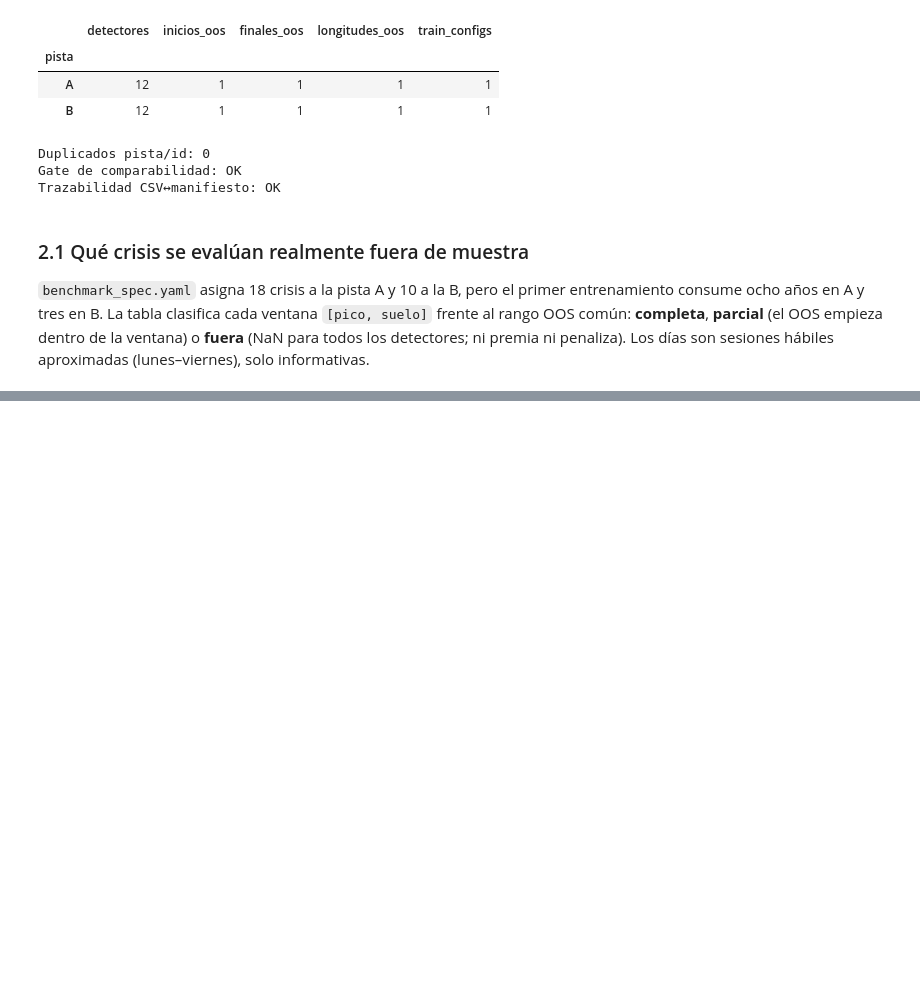
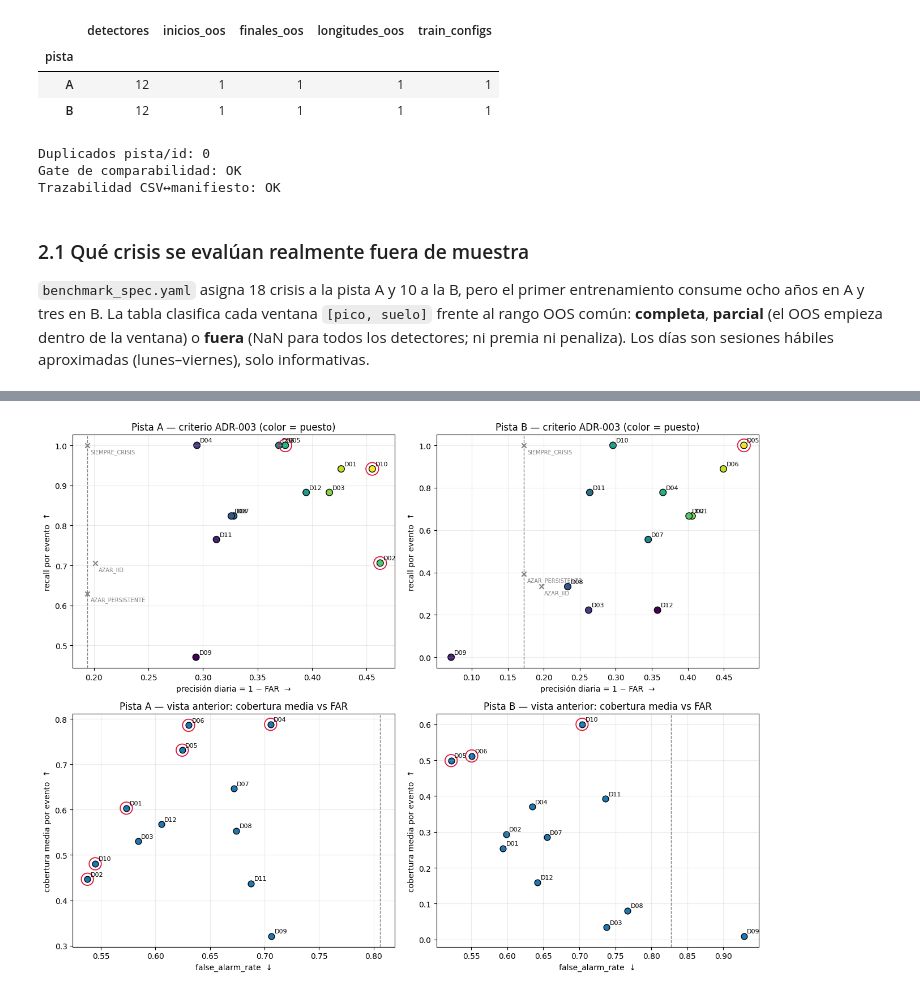
Before and after one commit to Romequinco/PRUEBAS_DETECCION_REGIMENES_DE_MERCADO_TFM, a Jupyter notebook: notebooks/05_comparacion_detectores.ipynb, the cells around one changed output, grey strips where cells are left out. Saved outputs shown, nothing was run; the diff lists cells and outputs as text; code cells hidden in the pictures; blank space fills up the shorter version.

```diff
--- a/notebooks/05_comparacion_detectores.ipynb
+++ b/notebooks/05_comparacion_detectores.ipynb
@@ -673,0 +317,19 @@ combina dos mecanismos o justifica un detector nuevo.
+# %%
+if LISTO_COMPARAR:
+    con_panel = comparison[comparison.fuente_deteccion == 'panel']
+    if len(con_panel):
+        cols = ['det_event_recall', 'det_mean_crisis_run', 'det_marked_rate']
+        filas = []
+        for t, part in con_panel.groupby('pista'):
+            index, _ = bm.track_oos_index(t, metrics, OUTPUT_DIR)
+            windows = bm.track_crisis_windows(t)
+            raw = metrics[metrics.pista == t].set_index('id')
+            for det_id in part.id:
+                approx = bm._detection_from_coverage(raw.loc[det_id], index, windows, PARAMS['min_run'])
+                filas.append({'pista': t, 'id': det_id, **{c: approx[c] for c in cols}})
+        aprox = pd.DataFrame(filas).set_index(['pista', 'id'])
+        chequeo = con_panel.set_index(['pista', 'id'])[cols].join(aprox, rsuffix='_aprox')
+        display(chequeo.round(3))
+        distintos = (chequeo.det_event_recall - chequeo.det_event_recall_aprox).abs() > 1e-12
+        print(f'Recall por evento exacto vs aproximado: {int(distintos.sum())} de {len(chequeo)} difieren',
+              '→', ', '.join(f'{t}/{i}' for t, i in chequeo.index[distintos]) or '—')
@@ -673,0 +345,71 @@ combina dos mecanismos o justifica un detector nuevo.
+# %%
+if LISTO_COMPARAR:
+    BASE_RATE = comparison.groupby('pista')['det_base_rate'].first().to_dict()
+    comparison['pareto_recall_precision'] = False
+    comparison['pareto_cov_far'] = False
+    for t in ['A', 'B']:
+        mask = comparison.pista == t
+        part = comparison[mask]
+        comparison.loc[mask, 'pareto_recall_precision'] = bm.pareto_mask(
+            part, ['det_event_recall', 'det_precision'])
+        comparison.loc[mask, 'pareto_cov_far'] = bm.pareto_mask(
+            part.assign(neg_far=-part.false_alarm_rate), ['mean_crisis_coverage', 'neg_far'])
+    display(comparison[['pista', 'puesto_deteccion', 'id', 'det_event_recall', 'det_precision',
+                        'det_lift_precision', 'pareto_recall_precision', 'pareto_cov_far']].round(3))
+
+    # Líneas base (se construyen en §8; aquí solo como referencia visual).
+    def baselines_for(track, part):
+        index, _ = bm.track_oos_index(track, metrics, OUTPUT_DIR)
+        return bm.trivial_baselines(
+            track, index, rate=float(part.det_marked_rate.median()),
+            mean_run=float(part.det_mean_crisis_run.median()), min_run=PARAMS['min_run'])
+    BASELINES = {t: baselines_for(t, comparison[comparison.pista == t]) for t in ['A', 'B']}
+
+    fig, axes = plt.subplots(2, 2, figsize=(13, 10))
+    for col, track in enumerate(['A', 'B']):
+        part = comparison[comparison.pista == track]
+        base = BASELINES[track]
+        ax = axes[0, col]
+        sc = ax.scatter(part.det_precision, part.det_event_recall, s=70, c=part.puesto_deteccion,
+                        cmap='viridis_r', edgecolor='black')
+        front = part[part.pareto_recall_precision]
+        ax.scatter(front.det_precision, front.det_event_recall, s=260, facecolors='none',
+                   edgecolors='crimson', linewidths=1.3)
+        ax.scatter(base.det_precision, base.det_event_recall, marker='x', color='grey')
+        for _, row in base.dropna(subset=['det_precision']).iterrows():
+            ax.annotate(row.id, (row.det_precision, row.det_event_recall), fontsize=7, color='grey',
+                        xytext=(4, -10), textcoords='offset points')
+        ax.axvline(BASE_RATE[track], ls='--', color='grey', lw=1)
+        for _, row in part.iterrows():
+            ax.annotate(row.id, (row.det_precision, row.det_event_recall),
+                        xytext=(4, 4), textcoords='offset points', fontsize=8)
+        ax.set_title(f'Pista {track} — criterio ADR-003 (color = puesto)')
+        ax.set_xlabel('precisión diaria = 1 − FAR  →')
+        ax.set_ylabel('recall por evento  ↑')
+        ax.grid(alpha=.25)
+        ax = axes[1, col]
+        ax.scatter(part.false_alarm_rate, part.mean_crisis_coverage, s=60, edgecolor='black')
+        front = part[part.pareto_cov_far]
+        ax.scatter(front.false_alarm_rate, front.mean_crisis_coverage, s=240, facecolors='none',
+                   edgecolors='crimson', linewidths=1.3)
+        ax.axvline(1 - BASE_RATE[track], ls='--', color='grey', lw=1)
+        for _, row in part.iterrows():
+            ax.annotate(row.id, (row.false_alarm_rate, row.mean_crisis_coverage),
+                        xytext=(4, 4), textcoords='offset points', fontsize=8)
+        ax.set_title(f'Pista {track} — vista anterior: cobertura media vs FAR')
+        ax.set_xlabel('false_alarm_rate  ↓')
+        ax.set_ylabel('cobertura media por evento  ↑')
+        ax.grid(alpha=.25)
+    fig.tight_layout()
+    plt.show()
+
+    for t in ['A', 'B']:
+        part = comparison[comparison.pista == t]
+        front = part[part.pareto_recall_precision].sort_values('det_precision')
+        print(f"Pista {t}: tasa base {BASE_RATE[t]:.3f}; frontera recall/precisión: "
+              + ', '.join(f"{r.id} (R={r.det_event_recall:.2f}, P={r.det_precision:.2f}, puesto {r.puesto_deteccion})"
+                          for r in front.itertuples()))
+        top = part.iloc[0]
+        print(f"   1º por score: {top.id}; ¿en la frontera? {bool(top.pareto_recall_precision)}. "
+              f"Precisión máxima de la pista = {part.det_lift_precision.max():.2f}× la tasa base.")
+# %% [output]
@@ -673,0 +433 @@ combina dos mecanismos o justifica un detector nuevo.
+[figure, added]
```
Also changed, not shown: parts of 52 cells of this notebook, 52 other files.
